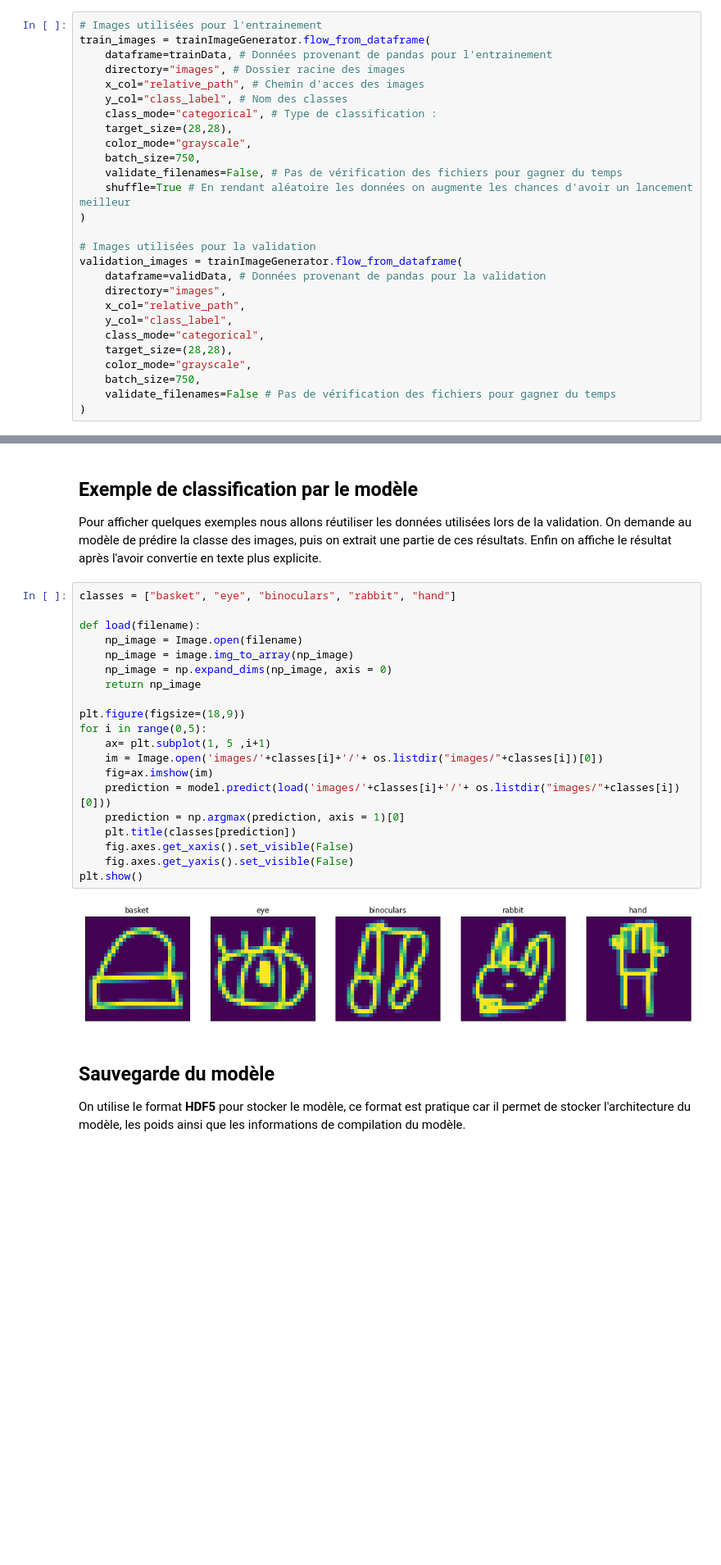
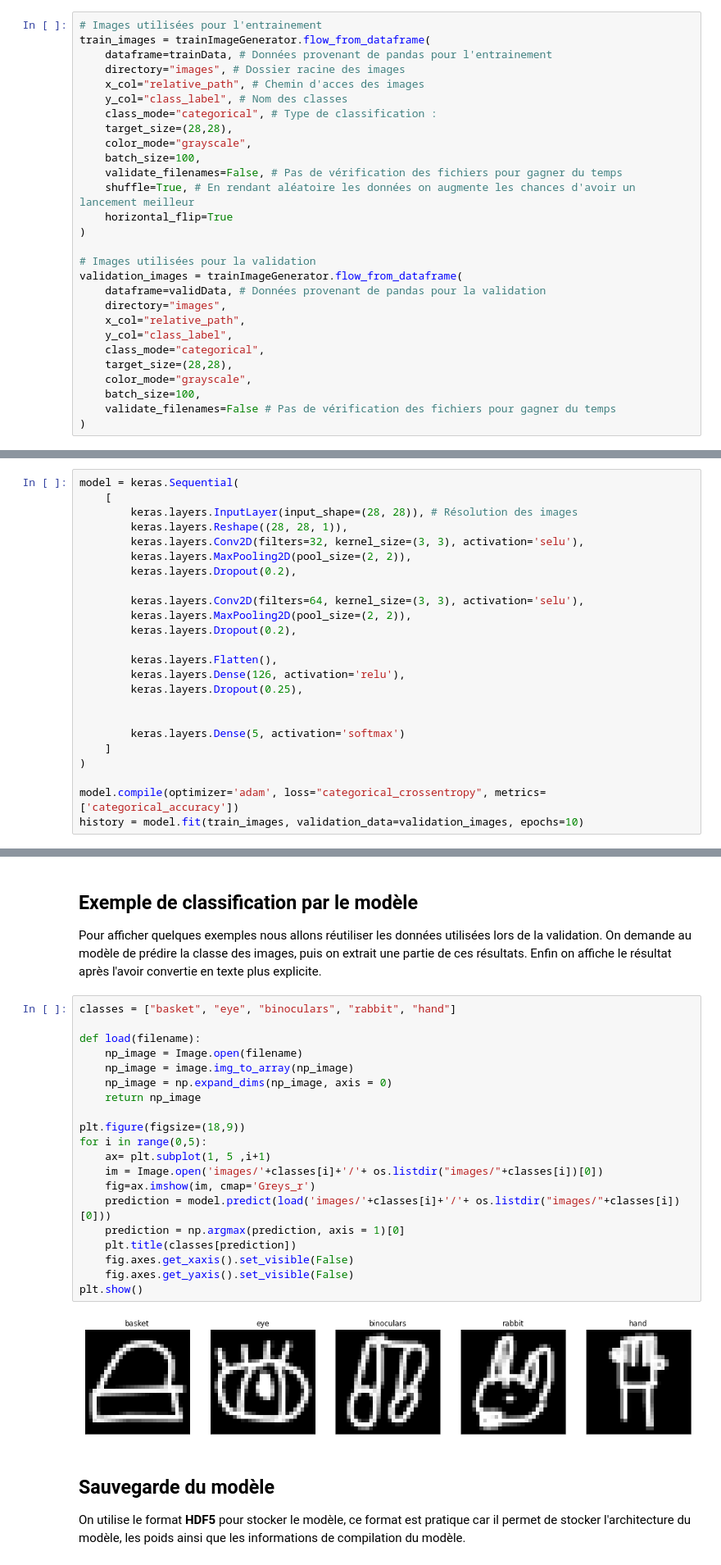
Before and after one commit to gagoi/ImageClassification, a Jupyter notebook: challenge.ipynb, the cells around one changed output, grey strips where cells are left out. Shown at 82% size. Saved outputs shown, nothing was run; the diff lists cells and outputs as text; blank space fills up the shorter version.

Commit message:
Meilleur model

```diff
--- a/challenge.ipynb
+++ b/challenge.ipynb
@@ -155,9 +183,10 @@ train_images = trainImageGenerator.flow_from_dataframe(
     class_mode="categorical", # Type de classification :
     target_size=(28,28),
     color_mode="grayscale",
-    batch_size=750,
+    batch_size=100,
     validate_filenames=False, # Pas de vérification des fichiers pour gagner du temps
-    shuffle=True # En rendant aléatoire les données on augmente les chances d'avoir un lancement meilleur
+    shuffle=True, # En rendant aléatoire les données on augmente les chances d'avoir un lancement meilleur
+    horizontal_flip=True
 )
 
 # Images utilisées pour la validation
@@ -169,7 +198,7 @@ validation_images = trainImageGenerator.flow_from_dataframe(
     class_mode="categorical",
     target_size=(28,28),
     color_mode="grayscale",
-    batch_size=750,
+    batch_size=100,
     validate_filenames=False # Pas de vérification des fichiers pour gagner du temps
 )
 # %% [output]
@@ -211,0 +252,24 @@ ax2.legend(['loss', 'val_loss'])
+# %%
+model = keras.Sequential(
+    [
+        keras.layers.InputLayer(input_shape=(28, 28)), # Résolution des images
+        keras.layers.Reshape((28, 28, 1)),
+        keras.layers.Conv2D(filters=32, kernel_size=(3, 3), activation='selu'),
+        keras.layers.MaxPooling2D(pool_size=(2, 2)),
+        keras.layers.Dropout(0.2),
+
+        keras.layers.Conv2D(filters=64, kernel_size=(3, 3), activation='selu'),
+        keras.layers.MaxPooling2D(pool_size=(2, 2)),
+        keras.layers.Dropout(0.2),
+
+        keras.layers.Flatten(),
+        keras.layers.Dense(126, activation='relu'),
+        keras.layers.Dropout(0.25),
+
+
+        keras.layers.Dense(5, activation='softmax')
+    ]
+)
+
+model.compile(optimizer='adam', loss="categorical_crossentropy", metrics=['categorical_accuracy'])
+history = model.fit(train_images, validation_data=validation_images, epochs=10)
@@ -216,25 +298,25 @@ Pour afficher quelques exemples nous allons réutiliser les données utilisées
 # %%
 classes = ["basket", "eye", "binoculars", "rabbit", "hand"]
 
 def load(filename):
     np_image = Image.open(filename)
     np_image = image.img_to_array(np_image)
     np_image = np.expand_dims(np_image, axis = 0)
     return np_image
 
 plt.figure(figsize=(18,9))
 for i in range(0,5):
     ax= plt.subplot(1, 5 ,i+1)
     im = Image.open('images/'+classes[i]+'/'+ os.listdir("images/"+classes[i])[0])
-    fig=ax.imshow(im)
+    fig=ax.imshow(im, cmap='Greys_r')
     prediction = model.predict(load('images/'+classes[i]+'/'+ os.listdir("images/"+classes[i])[0]))
     prediction = np.argmax(prediction, axis = 1)[0]
     plt.title(classes[prediction])
     fig.axes.get_xaxis().set_visible(False)
     fig.axes.get_yaxis().set_visible(False)
 plt.show()
 # %% [output]
-[figure, old version]
+[figure, new version]
 # %% [markdown]
 ## Sauvegarde du modèle
 
```
Also changed, not shown: parts of 6 cells of this notebook, 1 other file.
